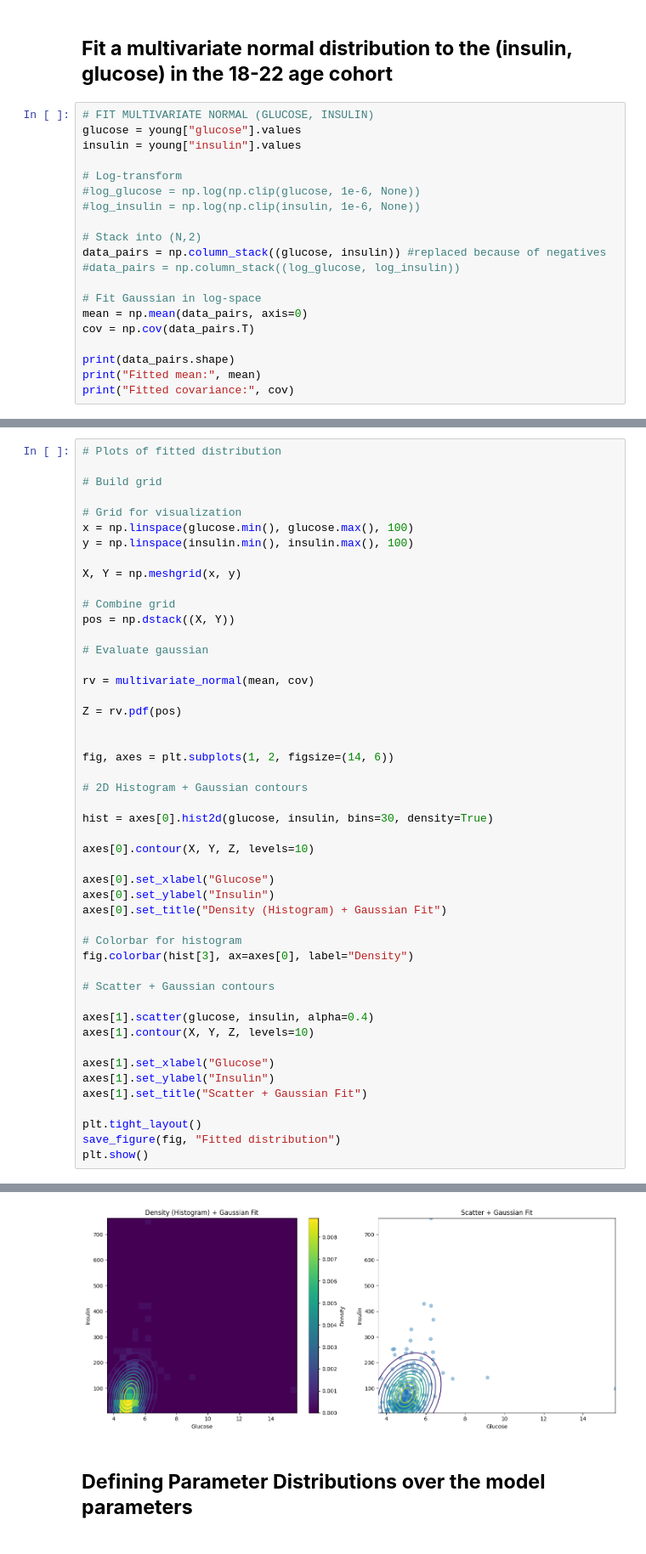
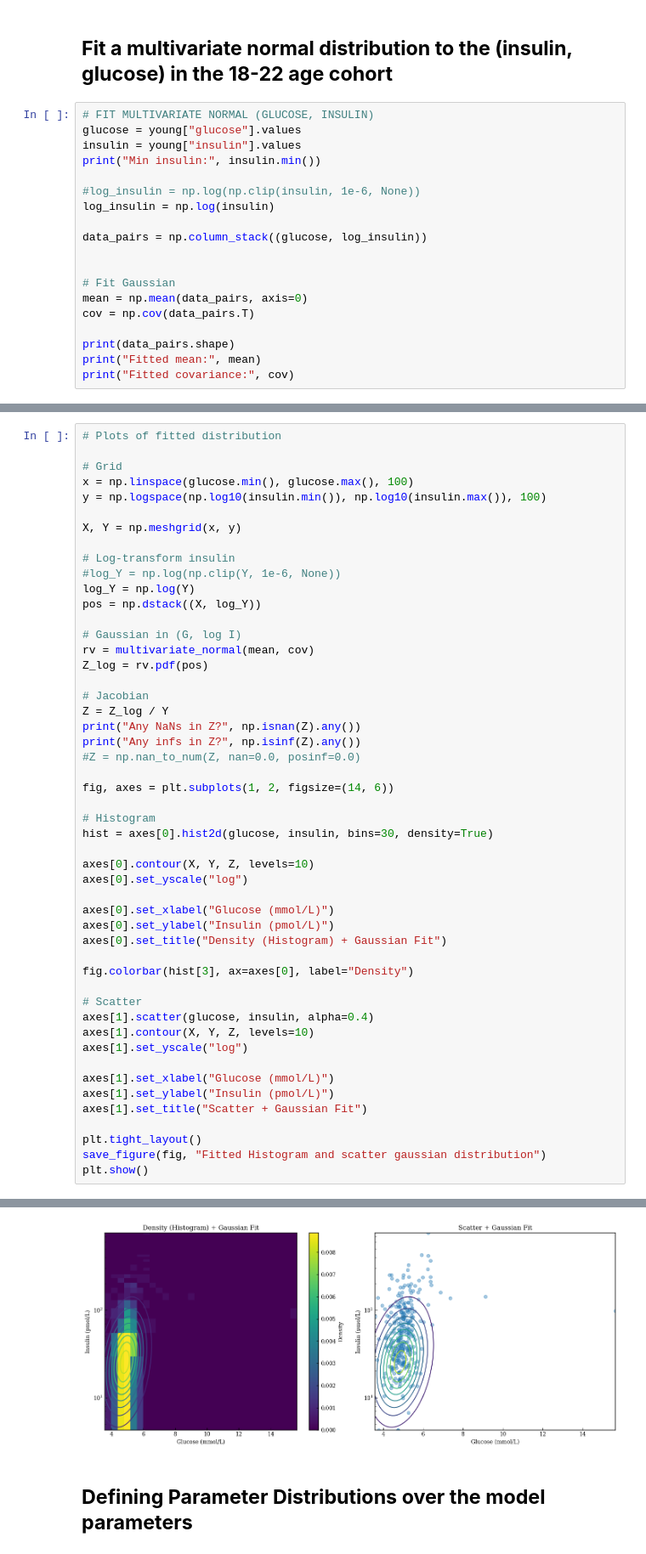
Before and after one commit to Yvonneamg/Modelling-the-epidemiologic-evolution-of-Diabetes-Mellitus-Integrating-Physiological-Agent-models, a Jupyter notebook: UpdatedHybridModeltodate.ipynb, the cells around one changed output, grey strips where cells are left out. Shown at 85% size. Cells and saved outputs as stored; diff of their text form.

```diff
--- a/UpdatedHybridModeltodate.ipynb
+++ b/UpdatedHybridModeltodate.ipynb
@@ -929,16 +1312,15 @@ Validation initials: (30, 5)
 # FIT MULTIVARIATE NORMAL (GLUCOSE, INSULIN)
 glucose = young["glucose"].values
 insulin = young["insulin"].values
+print("Min insulin:", insulin.min())
 
-# Log-transform
-#log_glucose = np.log(np.clip(glucose, 1e-6, None))
 #log_insulin = np.log(np.clip(insulin, 1e-6, None))
+log_insulin = np.log(insulin)
 
-# Stack into (N,2)
-data_pairs = np.column_stack((glucose, insulin)) #replaced because of negatives
-#data_pairs = np.column_stack((log_glucose, log_insulin))
+data_pairs = np.column_stack((glucose, log_insulin))
 
-# Fit Gaussian in log-space
+
+# Fit Gaussian
 mean = np.mean(data_pairs, axis=0)
 cov = np.cov(data_pairs.T)
 
@@ -970,49 +1355,51 @@ Saved: Actual histogram of glucose insulin pairs_20260408_092323.png
 # %%
 # Plots of fitted distribution
 
-# Build grid
-
-# Grid for visualization
+# Grid
 x = np.linspace(glucose.min(), glucose.max(), 100)
-y = np.linspace(insulin.min(), insulin.max(), 100)
+y = np.logspace(np.log10(insulin.min()), np.log10(insulin.max()), 100)
 
 X, Y = np.meshgrid(x, y)
 
-# Combine grid
-pos = np.dstack((X, Y))
+# Log-transform insulin
+#log_Y = np.log(np.clip(Y, 1e-6, None))
+log_Y = np.log(Y)
+pos = np.dstack((X, log_Y))
 
-# Evaluate gaussian
+# Gaussian in (G, log I)
+rv = multivariate_normal(mean, cov)
+Z_log = rv.pdf(pos)
 
-rv = multivariate_normal(mean, cov)
-
-Z = rv.pdf(pos)
-
+# Jacobian
+Z = Z_log / Y
+print("Any NaNs in Z?", np.isnan(Z).any())
+print("Any infs in Z?", np.isinf(Z).any())
+#Z = np.nan_to_num(Z, nan=0.0, posinf=0.0)
 
 fig, axes = plt.subplots(1, 2, figsize=(14, 6))
 
-# 2D Histogram + Gaussian contours
-
+# Histogram
 hist = axes[0].hist2d(glucose, insulin, bins=30, density=True)
 
 axes[0].contour(X, Y, Z, levels=10)
+axes[0].set_yscale("log")
 
-axes[0].set_xlabel("Glucose")
-axes[0].set_ylabel("Insulin")
+axes[0].set_xlabel("Glucose (mmol/L)")
+axes[0].set_ylabel("Insulin (pmol/L)")
 axes[0].set_title("Density (Histogram) + Gaussian Fit")
 
-# Colorbar for histogram
 fig.colorbar(hist[3], ax=axes[0], label="Density")
 
-# Scatter + Gaussian contours
-
+# Scatter
 axes[1].scatter(glucose, insulin, alpha=0.4)
 axes[1].contour(X, Y, Z, levels=10)
+axes[1].set_yscale("log")
 
-axes[1].set_xlabel("Glucose")
-axes[1].set_ylabel("Insulin")
+axes[1].set_xlabel("Glucose (mmol/L)")
+axes[1].set_ylabel("Insulin (pmol/L)")
 axes[1].set_title("Scatter + Gaussian Fit")
 
 plt.tight_layout()
-save_figure(fig, "Fitted distribution")
+save_figure(fig, "Fitted Histogram and scatter gaussian distribution")
 plt.show()
 # %% [output]
@@ -1020,3 +1409,3 @@ Saved: Fitted distribution_20260408_105026.png
-[figure, old version]
+[figure, new version]
 # %% [markdown]
 ## **Defining Parameter Distributions over the model parameters**
```
Also changed, not shown: parts of 93 cells of this notebook.
